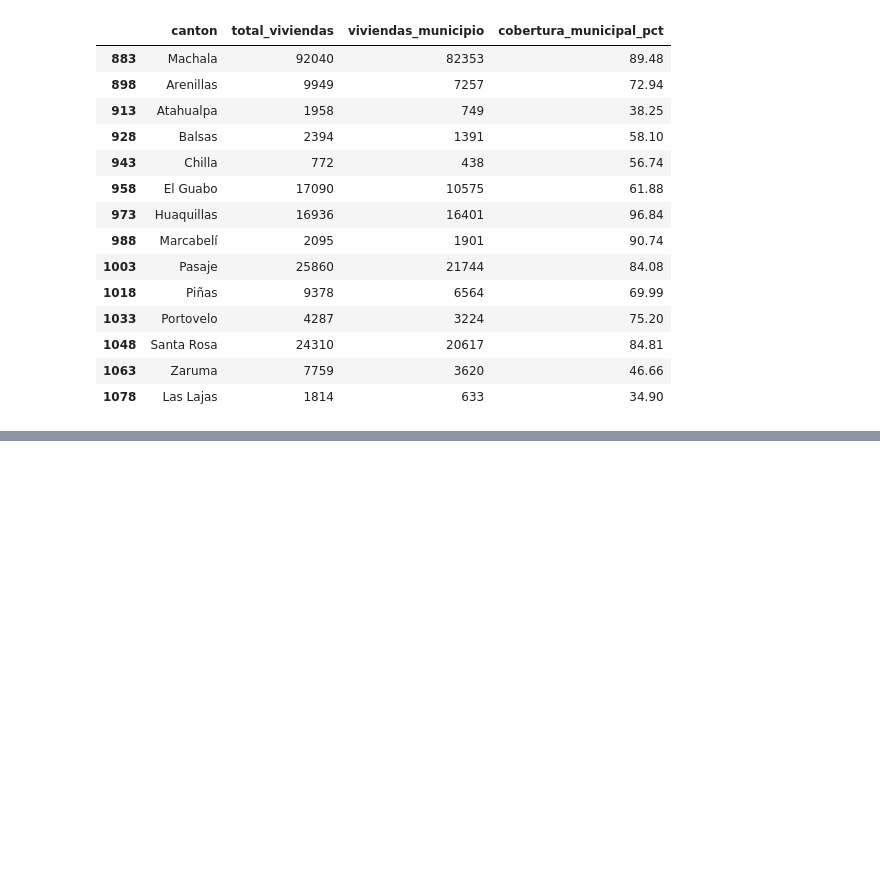
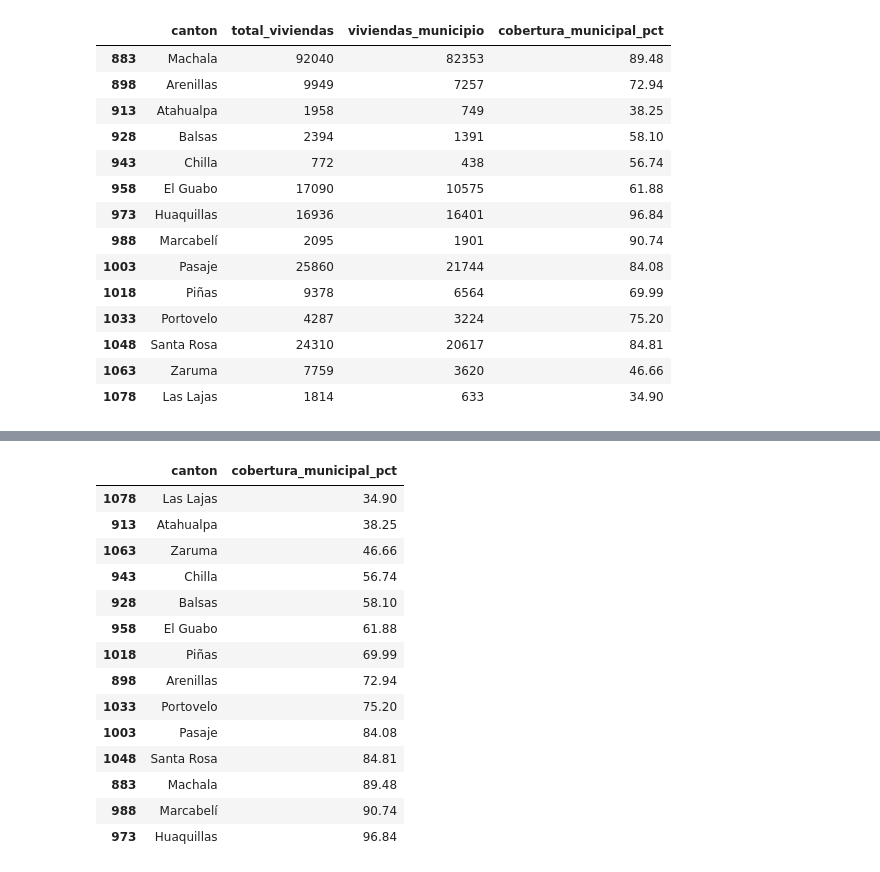
Before and after one commit to Cici160401/ecuador-desigual, a Jupyter notebook: notebooks/02_agua.ipynb, the cells around one changed output, grey strips where cells are left out. Saved outputs shown, nothing was run; the diff lists cells and outputs as text; code cells hidden in the pictures; blank space fills up the shorter version.

```diff
--- a/notebooks/02_agua.ipynb
+++ b/notebooks/02_agua.ipynb
@@ -141,0 +171,26 @@ df_agua_cantones[
+# %%
+df_agua_cantones["cobertura_municipal_pct"] = (
+    df_agua_cantones["viviendas_municipio"]
+    / df_agua_cantones["total_viviendas"]
+) * 100
+# %%
+df_agua_cantones.sort_values(
+    by="cobertura_municipal_pct",
+    ascending=True
+)[["canton", "cobertura_municipal_pct"]].round(2)
+# %% [output]
+|  | canton | cobertura_municipal_pct |
+| 1078 | Las Lajas | 34.90 |
+| 913 | Atahualpa | 38.25 |
+| 1063 | Zaruma | 46.66 |
+| 943 | Chilla | 56.74 |
+| 928 | Balsas | 58.10 |
+| 958 | El Guabo | 61.88 |
+| 1018 | Piñas | 69.99 |
+| 898 | Arenillas | 72.94 |
+| 1033 | Portovelo | 75.20 |
+| 1003 | Pasaje | 84.08 |
+| 1048 | Santa Rosa | 84.81 |
+| 883 | Machala | 89.48 |
+| 988 | Marcabelí | 90.74 |
+| 973 | Huaquillas | 96.84 |
```
Also changed, not shown: parts of 3 cells of this notebook, 1 other file.
